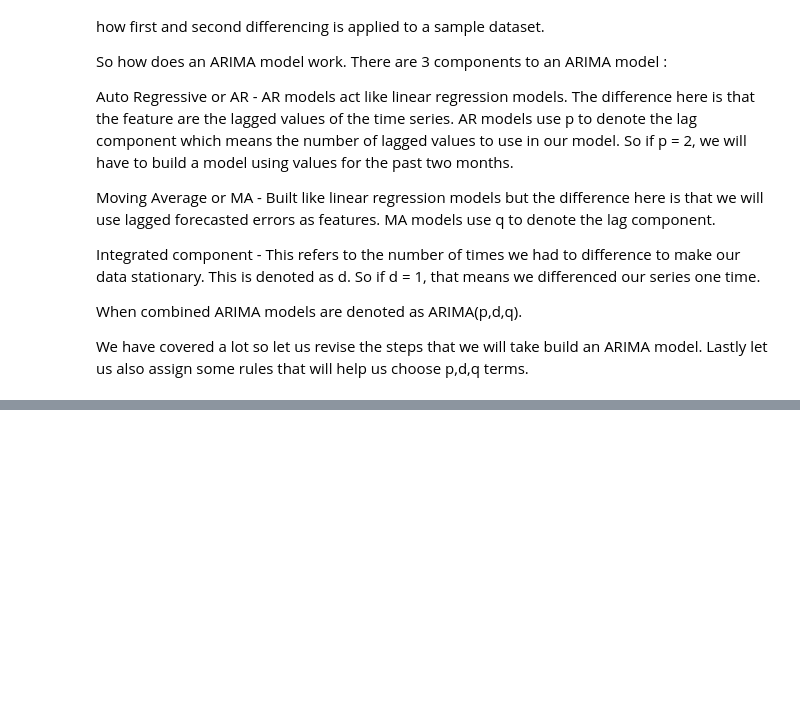
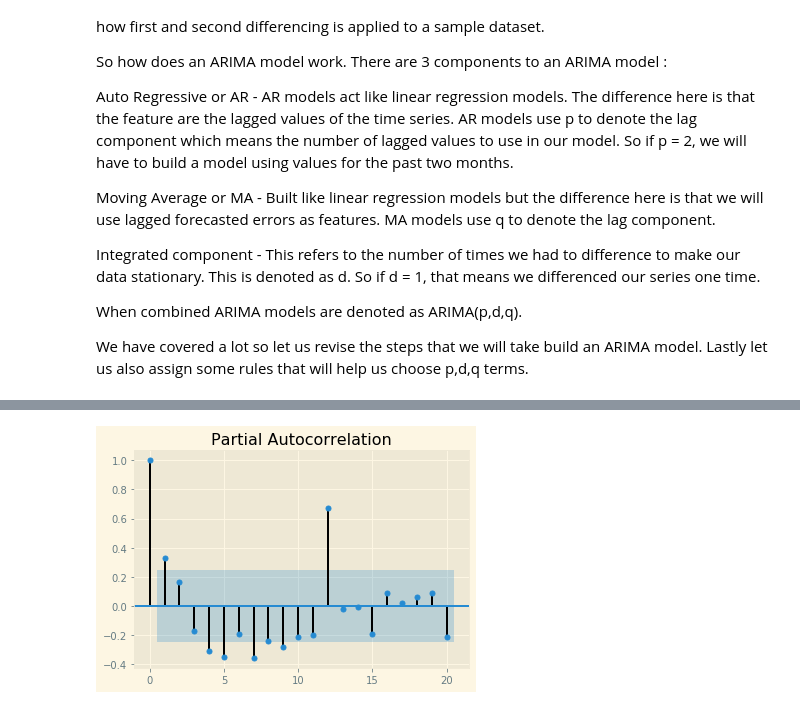
Before and after one commit to hamzajabbarr/time_series_forecasting_example, a Jupyter notebook: Time_series.ipynb, the cells around one changed output, grey strips where cells are left out. Cells and saved outputs as stored; diff of their text form; code cells hidden in the pictures; blank space fills up the shorter version.

```diff
--- a/Time_series.ipynb
+++ b/Time_series.ipynb
@@ -638,0 +670,4 @@ We have covered a lot so let us revise the steps that we will take build an ARIM
+# %%
+pacf_1 = plot_pacf(train['Sales Diff'][1:], lags = 20)
+# %% [output]
+[figure, added]
```
Also changed, not shown: parts of 17 cells of this notebook.
